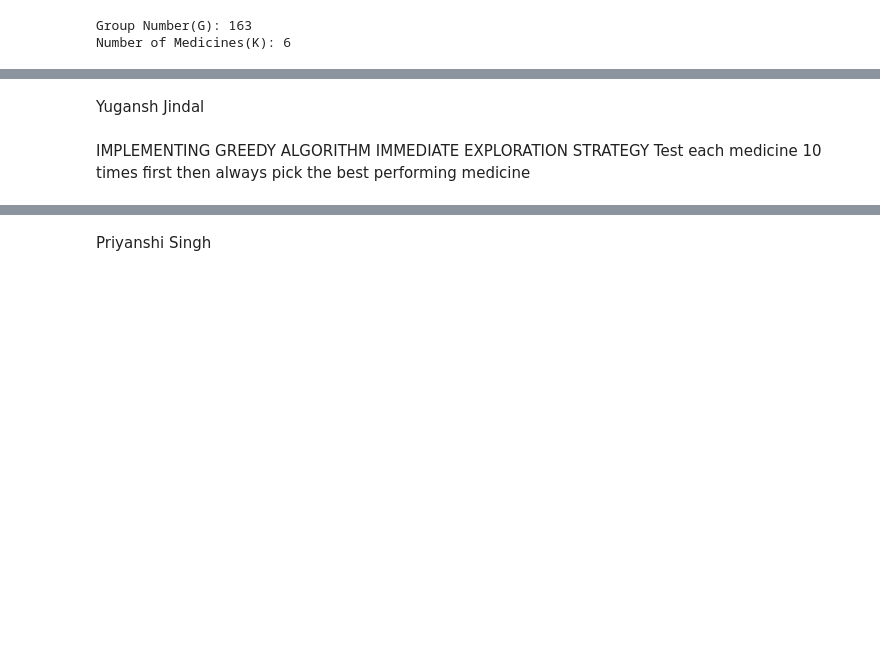
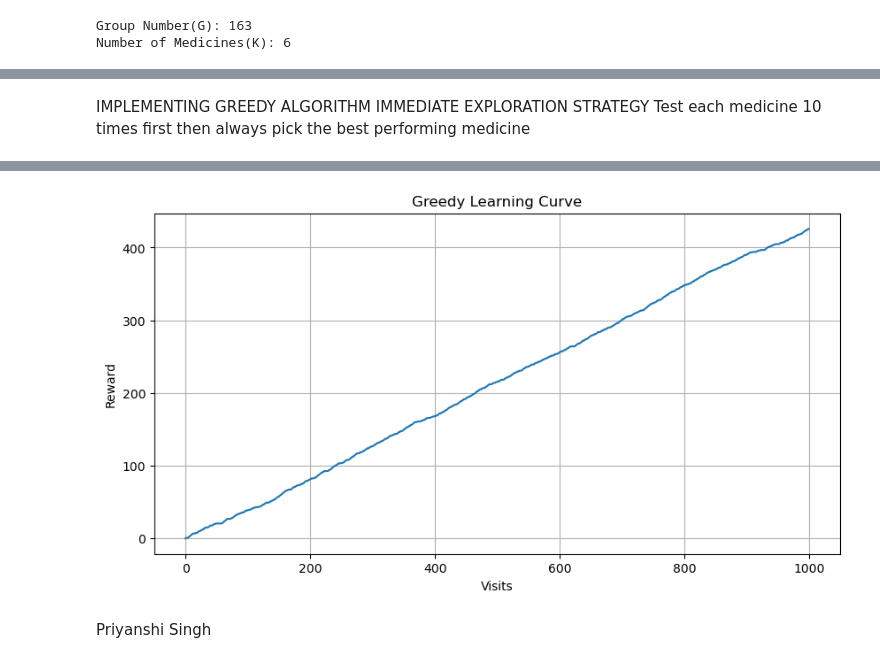
Before and after one commit to 2025aa05400Ayush/drl-assignment-1, a Jupyter notebook: Assignment_DRL.ipynb, the cells around one changed output, grey strips where cells are left out. Saved outputs shown, nothing was run; the diff lists cells and outputs as text; code cells hidden in the pictures; blank space fills up the shorter version.

```diff
--- a/Assignment_DRL.ipynb
+++ b/Assignment_DRL.ipynb
@@ -34,7 +34,7 @@ for i in range(K):
     hidden_probs.append(pi)
 
 print("Hidden Success Probabilities")
-for i,p in enumerate(hidden_probs, start = 1):
+for i,p in enumerate(hidden_probs):
     print(f"Medicine: {i}: {p:.2f}")
 
 print(f"\nBest Medicine: Medicine {np.argmax(hidden_probs)+1} "
@@ -59,7 +59,7 @@ num_patients = 1000
 # Creating base dataset using pre-known columns
 df_base = pd.DataFrame({
     'patient_id': range(num_patients),
-    'serverity_score': [(pid % 5)+1 for pid in range(num_patients)]
+    'severity_score': [(pid % 5)+1 for pid in range(num_patients)]
 })
 
 # Adding placeholder columns that algorithms will fill dynamically
@@ -69,9 +69,9 @@ df_base['utility_score']     = None
 
 # Displaying Dataset Sample
 print("Base patient dataset:")
-print(df_base.sample(10).to_string(index=False))
+print(df_base.head(10).to_string(index=False))
 print(f"\nTotal patients: {len(df_base)}")
-print(f"Severity score range: {df_base['serverity_score'].min()} to "
-      f"{df_base['serverity_score'].max()}")
+print(f"Severity score range: {df_base['severity_score'].min()} to "
+      f"{df_base['severity_score'].max()}")
 # %% [output]
 Base patient dataset:
@@ -89,8 +89,6 @@ Base patient dataset:
 
 Total patients: 1000
 Severity score range: 1 to 5
-# %% [markdown]
-Yugansh Jindal
 # %% [markdown]
 IMPLEMENTING GREEDY ALGORITHM
 IMMEDIATE EXPLORATION STRATEGY
@@ -139,7 +137,7 @@ def run_greedy_strategy(df_base, hidden_probs, K, G):
     for patient_id in range(1000):
 
         # Get this patient's severity score
-        severity = df_result.loc[patient_id, 'serverity_score']
+        severity = df_result.loc[patient_id, 'severity_score']
 
         # PHASE 1: EXPLORATION
         # Trying each medicine exactly 10 times
@@ -215,6 +213,15 @@ def run_greedy_strategy(df_base, hidden_probs, K, G):
 df_greedy, rewards_greedy = run_greedy_strategy(
     df_base, hidden_probs, K, G
 )
+
+# Plotting Learning Curve
+plt.figure(figsize=(10,5))
+plt.plot(rewards_greedy)
+plt.xlabel("Visits")
+plt.ylabel("Reward")
+plt.title("Greedy Learning Curve")
+plt.grid(True)
+plt.show()
 # %% [output]
 TASK 2: GREEDY STRATEGY
 Exploration Phase : First 60 patients (10 per medicine)
@@ -231,7 +238,8 @@ Sample of 10 rows of result:
 ... (14 lines left out)
 Total Cumulative Reward : 425.80
 Average Reward/Patient  : 0.4258
 Medicine chosen in exploitation phase: Medicine 2
 True best medicine: Medicine 4 (prob=0.75)
+[figure, added]
 # %% [markdown]
 Priyanshi Singh
```
Also changed, not shown: parts of 8 cells of this notebook.
